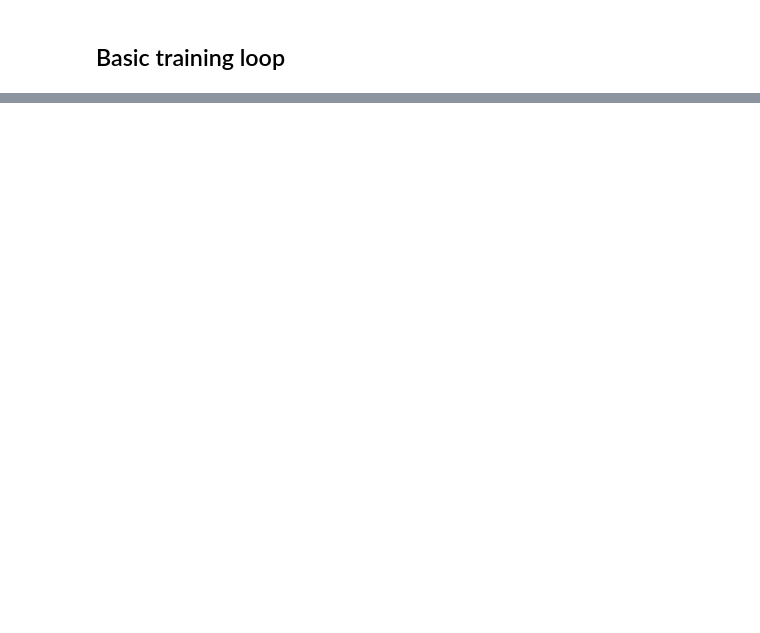
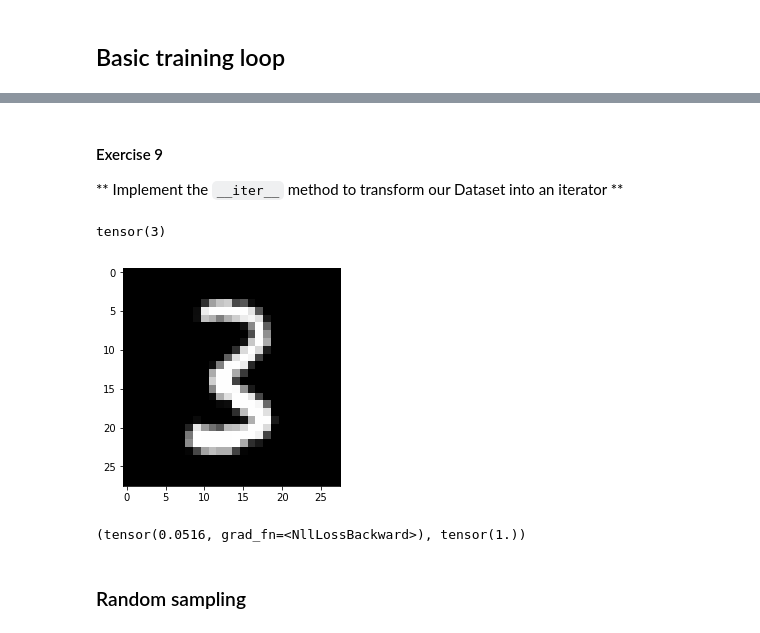
Before and after one commit to ronaldokun/mergulho, a Jupyter notebook: deep_learning_2/03_minibatch_training.ipynb, the cells around one changed output, grey strips where cells are left out. Cells and saved outputs as stored; diff of their text form; code cells hidden in the pictures; blank space fills up the shorter version.

```diff
--- a/deep_learning_2/03_minibatch_training.ipynb
+++ b/deep_learning_2/03_minibatch_training.ipynb
@@ -67,0 +645,26 @@ preds[0], preds.shape
+# %% [markdown]
+#### Exercise 9
+** Implement the `__iter__` method to transform our Dataset into an iterator **
+# %%
+class DataLoader():
+    def __init__(self, ds, bs): self.ds,self.bs = ds,bs
+    def __iter__(self):
+        pass
+# %%
+class DataLoader():
+    def __init__(self, ds, bs): self.ds,self.bs = ds,bs
+    def __iter__(self):
+        for i in range(0, len(self.ds), self.bs): yield self.ds[i:i+self.bs]
+# %%
+train_dl = DataLoader(train_ds, bs)
+valid_dl = DataLoader(valid_ds, bs)
+# %%
+xb,yb = next(iter(valid_dl))
+assert xb.shape==(bs,28*28)
+assert yb.shape==(bs,)
+# %%
+plt.imshow(xb[0].view(28,28))
+yb[0]
+# %% [output]
+tensor(3)
+[figure, added]
@@ -67,0 +684,8 @@ preds[0], preds.shape
+# %%
+loss,acc = loss_func(model(xb), yb), accuracy(model(xb), yb)
+assert acc>0.7
+loss,acc
+# %% [output]
+(tensor(0.0516, grad_fn=<NllLossBackward>), tensor(1.))
+# %% [markdown]
+### Random sampling
```
Also changed, not shown: parts of 157 cells of this notebook, 3 other files.
